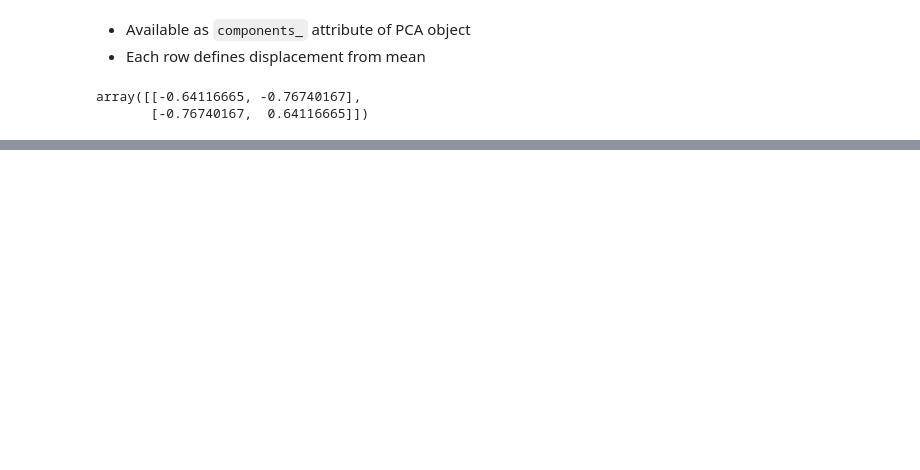
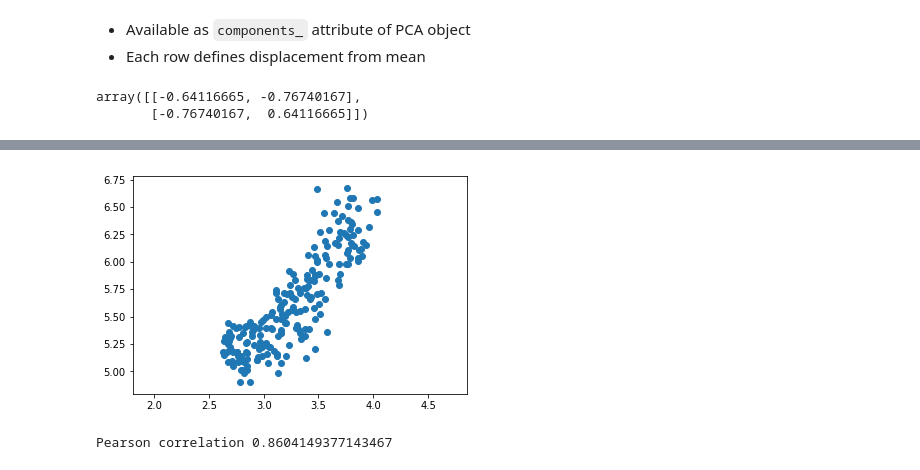
Before and after one commit to paulo-g-martinez/unsupervised-learning-in-python, a Jupyter notebook: unsupervised-learning-in-python.ipynb, the cells around one changed output, grey strips where cells are left out. Cells and saved outputs as stored; diff of their text form; code cells hidden in the pictures; blank space fills up the shorter version.

Commit message:
plotting PCA components over 2d scatter plots

```diff
--- a/unsupervised-learning-in-python.ipynb
+++ b/unsupervised-learning-in-python.ipynb
@@ -2583,0 +2800,24 @@ array([[-0.64116665, -0.76740167],
+# %%
+# Perform the necessary imports
+import matplotlib.pyplot as plt
+from scipy.stats import pearsonr
+
+# Assign the 0th column of grains: width
+width = grains[:,0]
+
+# Assign the 1st column of grains: length
+length = grains[:,1]
+
+# Scatter plot width vs length
+plt.scatter(width, length)
+plt.axis('equal')
+plt.show()
+
+# Calculate the Pearson correlation
+correlation, pvalue = pearsonr(width, length)
+
+# Display the correlation
+print('Pearson correlation', correlation)
+# %% [output]
+[figure, added]
+Pearson correlation 0.8604149377143467
```
Also changed, not shown: parts of 47 cells of this notebook, 1 other file.
